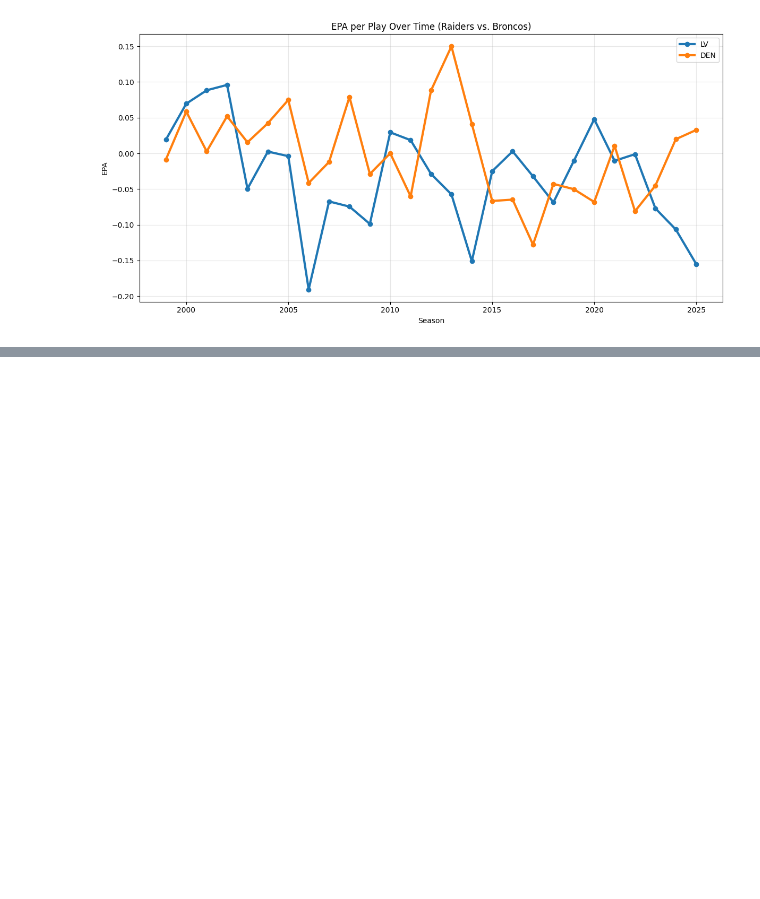
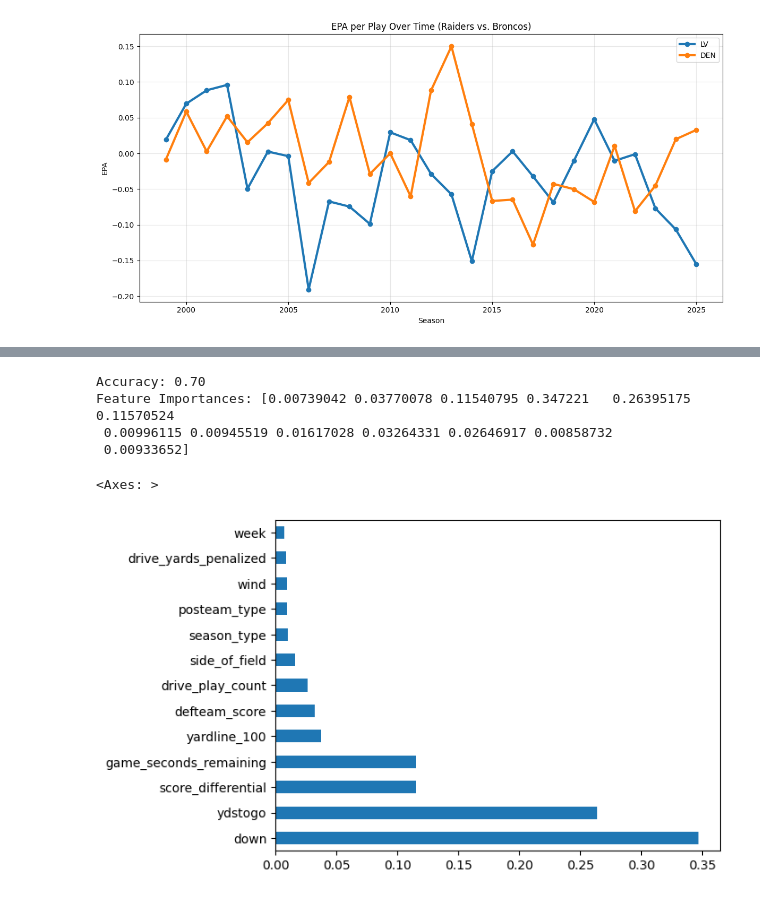
Before and after one commit to cwedell/bus673, a Jupyter notebook: NFLverse_EDA.ipynb, the cells around one changed output, grey strips where cells are left out. Saved outputs shown, nothing was run; the diff lists cells and outputs as text; code cells hidden in the pictures; blank space fills up the shorter version.

```diff
--- a/NFLverse_EDA.ipynb
+++ b/NFLverse_EDA.ipynb
@@ -151,0 +271,18 @@ plt.show()
+# %%
+# correlation matrix for feature selection
+df_corr = X_train.copy()
+for col in df_corr.select_dtypes(include="category").columns:
+  df_corr[col] = df_corr[col].cat.codes
+clean_df_corr = df_corr.loc[:, df_corr.nunique() > 1]
+corr = clean_df_corr.corr().abs()
+
+from scipy.cluster.hierarchy import linkage, fcluster
+import numpy as np
+
+distance = 1 - corr
+Z = linkage(distance, method="average")
+cluster_labels = fcluster(Z, t=0.7, criterion="distance")
+clusters = {}
+for feature, cluster_id in zip(corr.columns, cluster_labels):
+    clusters.setdefault(cluster_id, []).append(feature)
+clusters
@@ -151,0 +436,14 @@ plt.show()
+# %%
+xgb_new_pred = xgb_new.predict(X_test[best_features])
+xgb_new_acc = accuracy_score(le.inverse_transform(xgb_new_pred), y_test)
+print(f"Accuracy: {xgb_new_acc:.2f}")
+xgb_new_fi = xgb_new.feature_importances_
+print(f"Feature Importances: {xgb_new_fi}")
+pd.Series(xgb_new_fi, index=best_features).nlargest(20).plot(kind='barh')
+# %% [output]
+Accuracy: 0.70
+Feature Importances: [0.00739042 0.03770078 0.11540795 0.347221   0.26395175 0.11570524
+ 0.00996115 0.00945519 0.01617028 0.03264331 0.02646917 0.00858732
+ 0.00933652]
+<Axes: >
+[figure, added]
```
Also changed, not shown: parts of 15 cells of this notebook.
